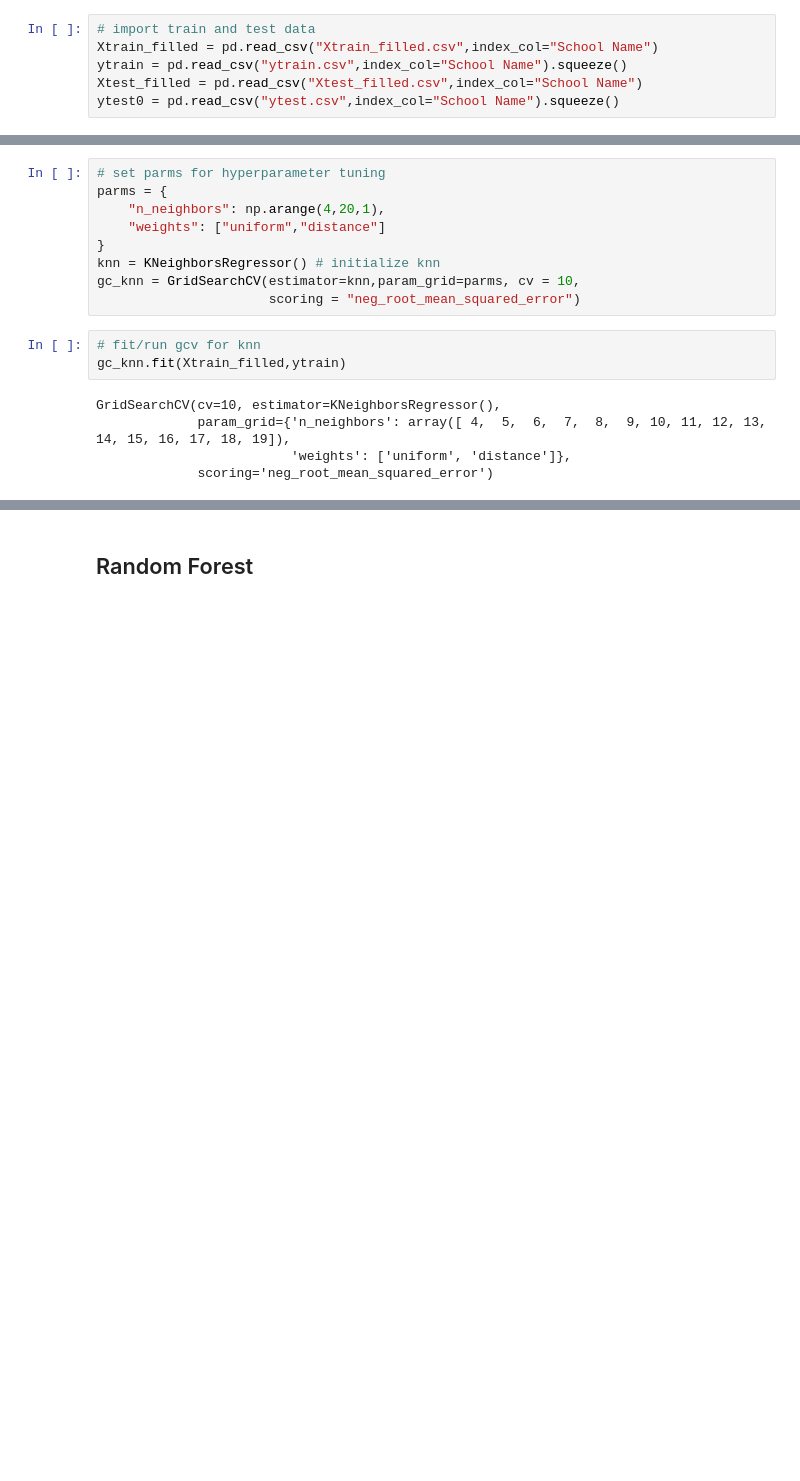
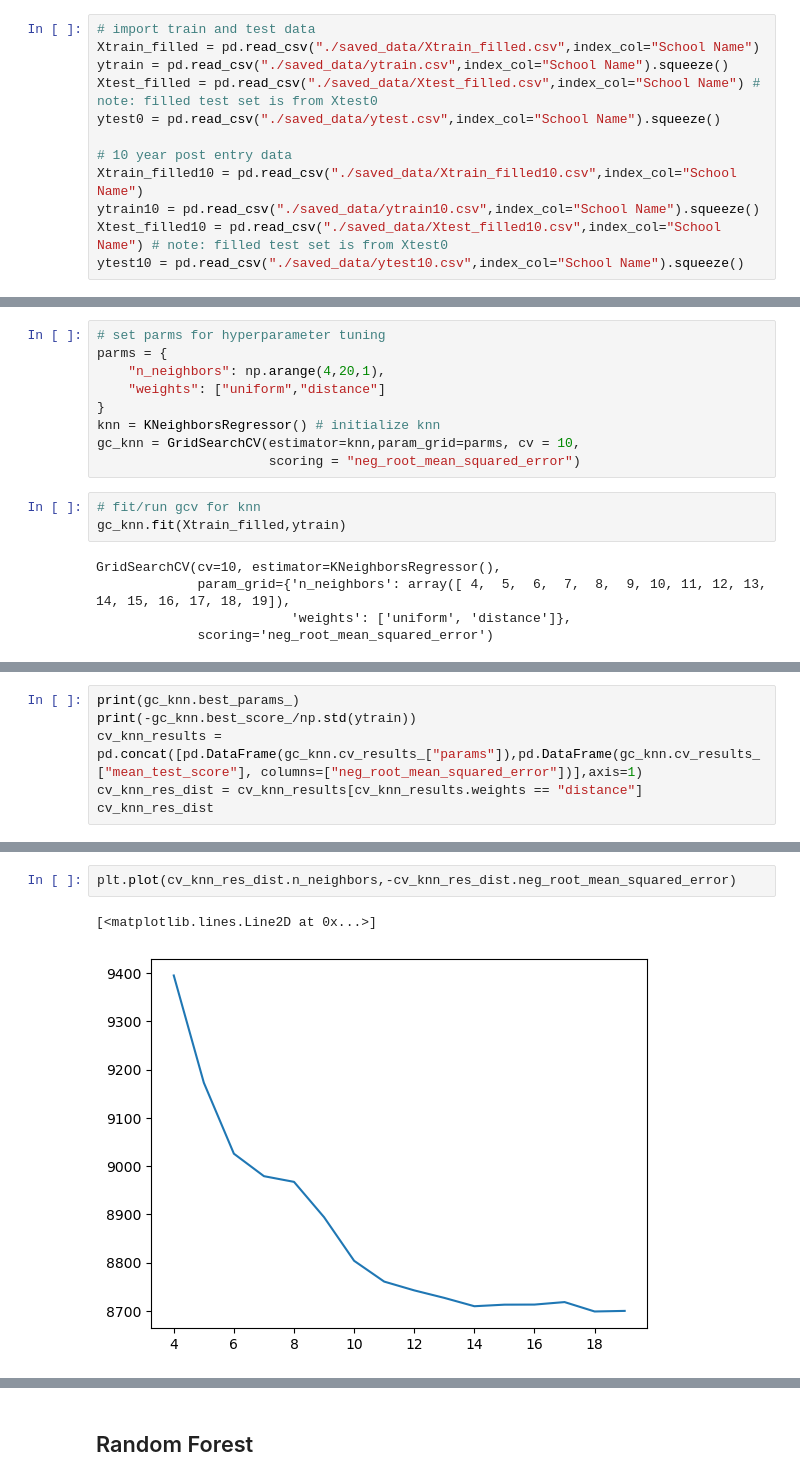
Before and after one commit to runstats21/college-score-card-analysis, a Jupyter notebook: advancedSupervisedLearn.ipynb, the cells around one changed output, grey strips where cells are left out. Saved outputs shown, nothing was run; the diff lists cells and outputs as text; blank space fills up the shorter version.

```diff
--- a/advancedSupervisedLearn.ipynb
+++ b/advancedSupervisedLearn.ipynb
@@ -13,9 +15,15 @@ import sklearn.metrics as skm
 # %%
 # import train and test data
-Xtrain_filled = pd.read_csv("Xtrain_filled.csv",index_col="School Name")
-ytrain = pd.read_csv("ytrain.csv",index_col="School Name").squeeze()
-Xtest_filled = pd.read_csv("Xtest_filled.csv",index_col="School Name")
-ytest0 = pd.read_csv("ytest.csv",index_col="School Name").squeeze()
+Xtrain_filled = pd.read_csv("./saved_data/Xtrain_filled.csv",index_col="School Name")
+ytrain = pd.read_csv("./saved_data/ytrain.csv",index_col="School Name").squeeze()
+Xtest_filled = pd.read_csv("./saved_data/Xtest_filled.csv",index_col="School Name") # note: filled test set is from Xtest0
+ytest0 = pd.read_csv("./saved_data/ytest.csv",index_col="School Name").squeeze()
+
+# 10 year post entry data
+Xtrain_filled10 = pd.read_csv("./saved_data/Xtrain_filled10.csv",index_col="School Name")
+ytrain10 = pd.read_csv("./saved_data/ytrain10.csv",index_col="School Name").squeeze()
+Xtest_filled10 = pd.read_csv("./saved_data/Xtest_filled10.csv",index_col="School Name") # note: filled test set is from Xtest0
+ytest10 = pd.read_csv("./saved_data/ytest10.csv",index_col="School Name").squeeze()
 # %% [markdown]
 ## KNN Regression
 # %%
@@ -55,0 +55,6 @@ KNeighborsRegressor(n_neighbors=12, weights='distance')
+# %%
+print(gc_knn.best_params_)
+print(-gc_knn.best_score_/np.std(ytrain))
+cv_knn_results = pd.concat([pd.DataFrame(gc_knn.cv_results_["params"]),pd.DataFrame(gc_knn.cv_results_["mean_test_score"], columns=["neg_root_mean_squared_error"])],axis=1)
+cv_knn_res_dist = cv_knn_results[cv_knn_results.weights == "distance"]
+cv_knn_res_dist
@@ -55,0 +81,5 @@ KNeighborsRegressor(n_neighbors=12, weights='distance')
+# %%
+plt.plot(cv_knn_res_dist.n_neighbors,-cv_knn_res_dist.neg_root_mean_squared_error)
+# %% [output]
+[<matplotlib.lines.Line2D at 0x...>]
+[figure, added]
```
Also changed, not shown: parts of 37 cells of this notebook, 22 other files.
